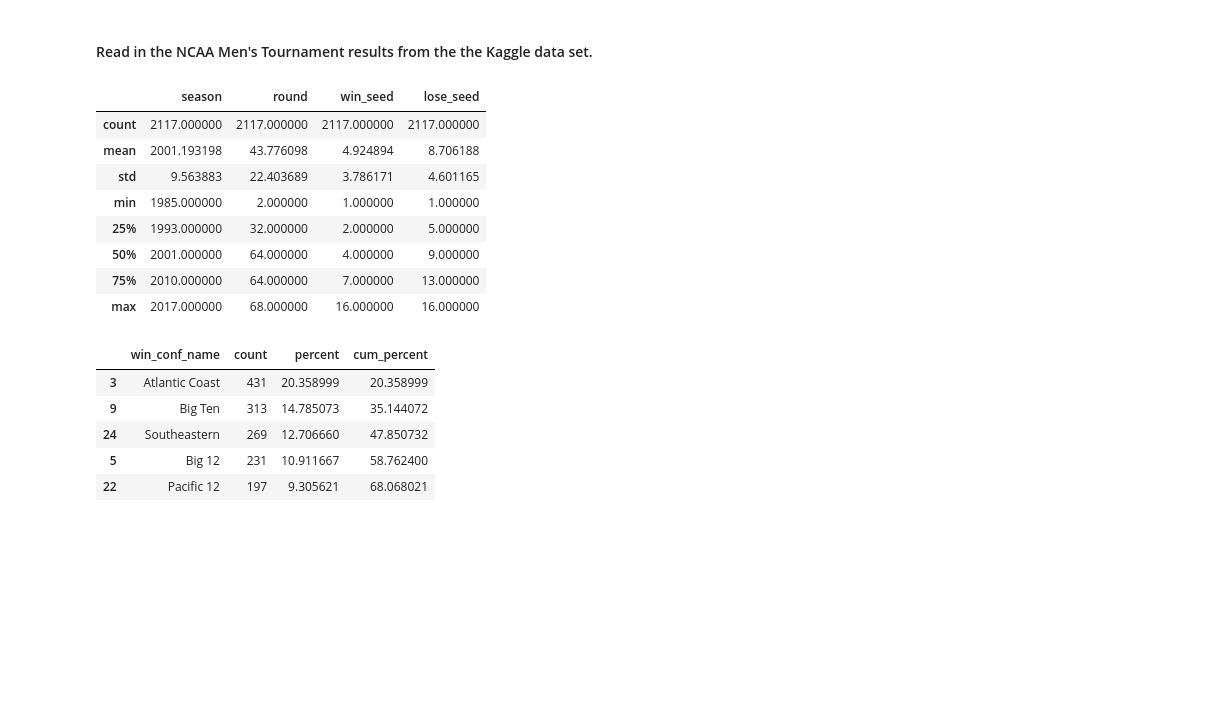
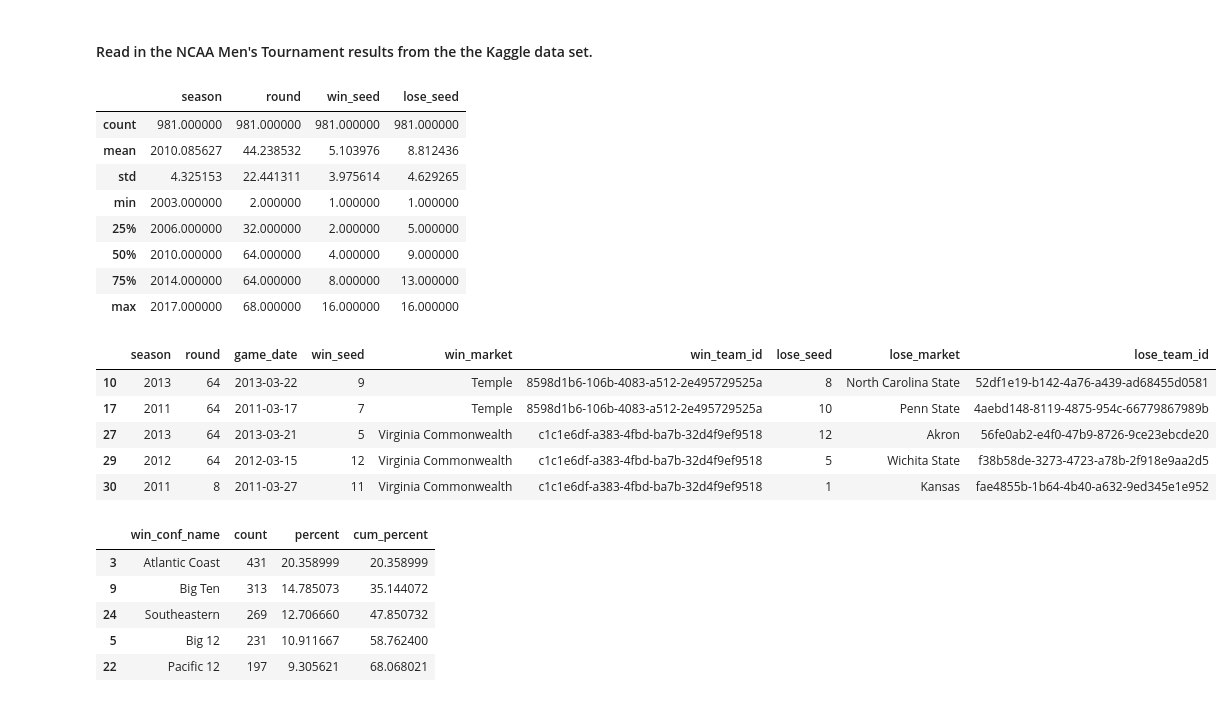
Before and after one commit to chipk215/ncaa_basketball, a Jupyter notebook: Models/Tournament_Model_AdaBoost-Delta_No_Opp_Stats.ipynb, the cells around one changed output. Cells and saved outputs as stored; diff of their text form; code cells hidden in the pictures; blank space fills up the shorter version.

```diff
--- a/Models/Tournament_Model_AdaBoost-Delta_No_Opp_Stats.ipynb
+++ b/Models/Tournament_Model_AdaBoost-Delta_No_Opp_Stats.ipynb
@@ -123,17 +124,27 @@ tourney_data.drop(columns=['days_from_epoch','day','num_ot','academic_year','win
                            'lose_alias','lose_code_ncaa','win_school_ncaa','win_code_ncaa','win_name','lose_name',
                            'win_pts','win_kaggle_team_id','lose_school_ncaa','lose_kaggle_team_id','lose_pts'],inplace=True)
 
+tourney_data = tourney_data[tourney_data['season'] >= tournament_season]
 tourney_data.describe()
 # %% [output]
 |  | season | round | win_seed | lose_seed |
-| count | 2117.000000 | 2117.000000 | 2117.000000 | 2117.000000 |
-| mean | 2001.193198 | 43.776098 | 4.924894 | 8.706188 |
-| std | 9.563883 | 22.403689 | 3.786171 | 4.601165 |
-| min | 1985.000000 | 2.000000 | 1.000000 | 1.000000 |
-| 25% | 1993.000000 | 32.000000 | 2.000000 | 5.000000 |
-| 50% | 2001.000000 | 64.000000 | 4.000000 | 9.000000 |
-| 75% | 2010.000000 | 64.000000 | 7.000000 | 13.000000 |
+| count | 981.000000 | 981.000000 | 981.000000 | 981.000000 |
+| mean | 2010.085627 | 44.238532 | 5.103976 | 8.812436 |
+| std | 4.325153 | 22.441311 | 3.975614 | 4.629265 |
+| min | 2003.000000 | 2.000000 | 1.000000 | 1.000000 |
+| 25% | 2006.000000 | 32.000000 | 2.000000 | 5.000000 |
+| 50% | 2010.000000 | 64.000000 | 4.000000 | 9.000000 |
+| 75% | 2014.000000 | 64.000000 | 8.000000 | 13.000000 |
 | max | 2017.000000 | 68.000000 | 16.000000 | 16.000000 |
+# %%
+tourney_data.head()
+# %% [output]
+|  | season | round | game_date | win_seed | win_market | win_team_id | lose_seed | lose_market | lose_team_id |
+| 10 | 2013 | 64 | 2013-03-22 | 9 | Temple | 8598d1b6-106b-4083-a512-2e495729525a | 8 | North Carolina State | 52df1e19-b142-4a76-a439-ad68455d0581 |
+| 17 | 2011 | 64 | 2011-03-17 | 7 | Temple | 8598d1b6-106b-4083-a512-2e495729525a | 10 | Penn State | 4aebd148-8119-4875-954c-66779867989b |
+| 27 | 2013 | 64 | 2013-03-21 | 5 | Virginia Commonwealth | c1c1e6df-a383-4fbd-ba7b-32d4f9ef9518 | 12 | Akron | 56fe0ab2-e4f0-47b9-8726-9ce23ebcde20 |
+| 29 | 2012 | 64 | 2012-03-15 | 12 | Virginia Commonwealth | c1c1e6df-a383-4fbd-ba7b-32d4f9ef9518 | 5 | Wichita State | f38b58de-3273-4723-a78b-2f918e9aa2d5 |
+| 30 | 2011 | 8 | 2011-03-27 | 11 | Virginia Commonwealth | c1c1e6df-a383-4fbd-ba7b-32d4f9ef9518 | 1 | Kansas | fae4855b-1b64-4b40-a632-9ed345e1e952 |
 # %%
 game_data = tourney_data.join(teams, on='win_team_id',how='left')
 game_data.rename(columns={'kaggle_team_id':'win_kaggle_team_id','conf_name':'win_conf_name'}, inplace=True)
```
Also changed, not shown: parts of 32 cells of this notebook, 10 other files.
